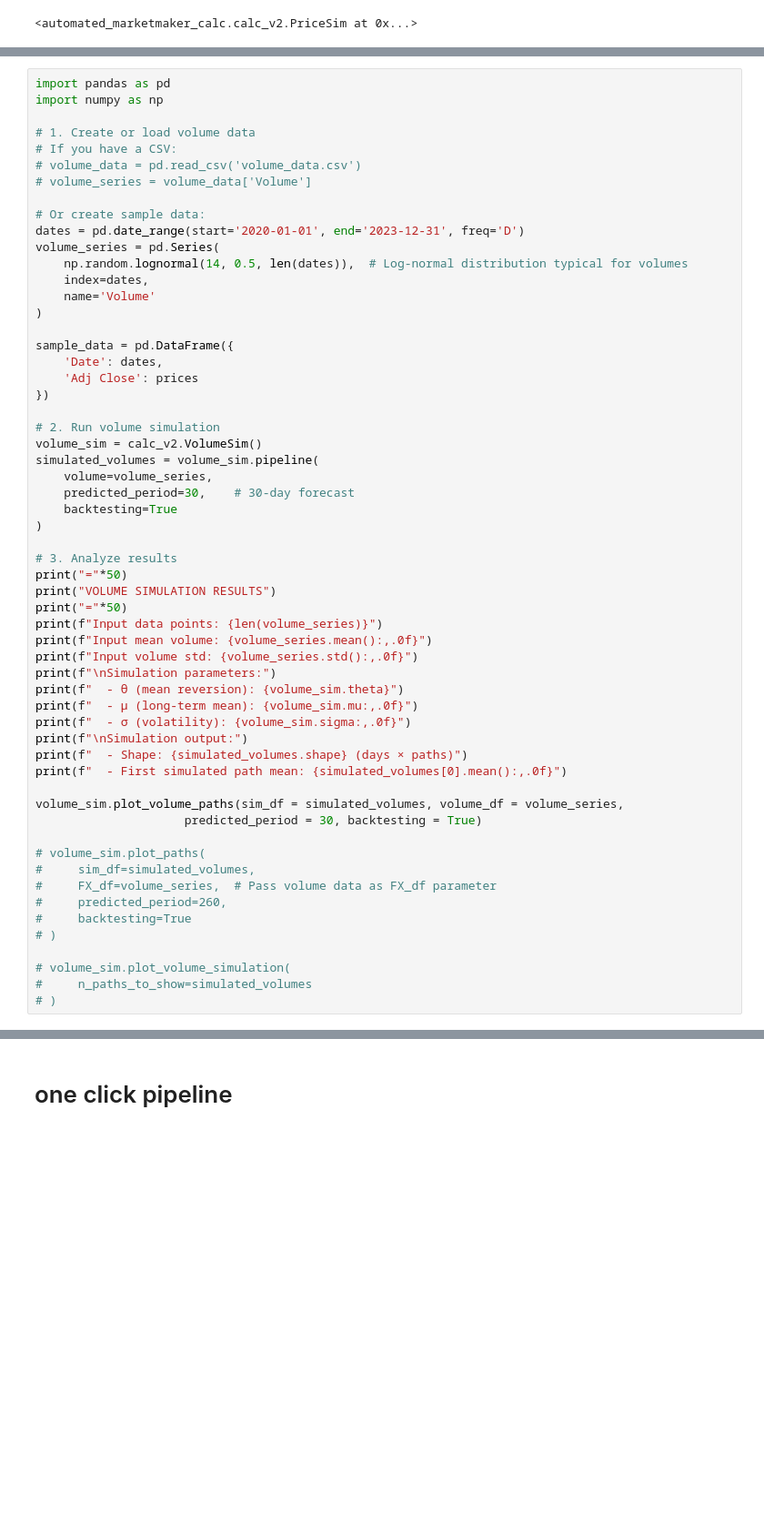
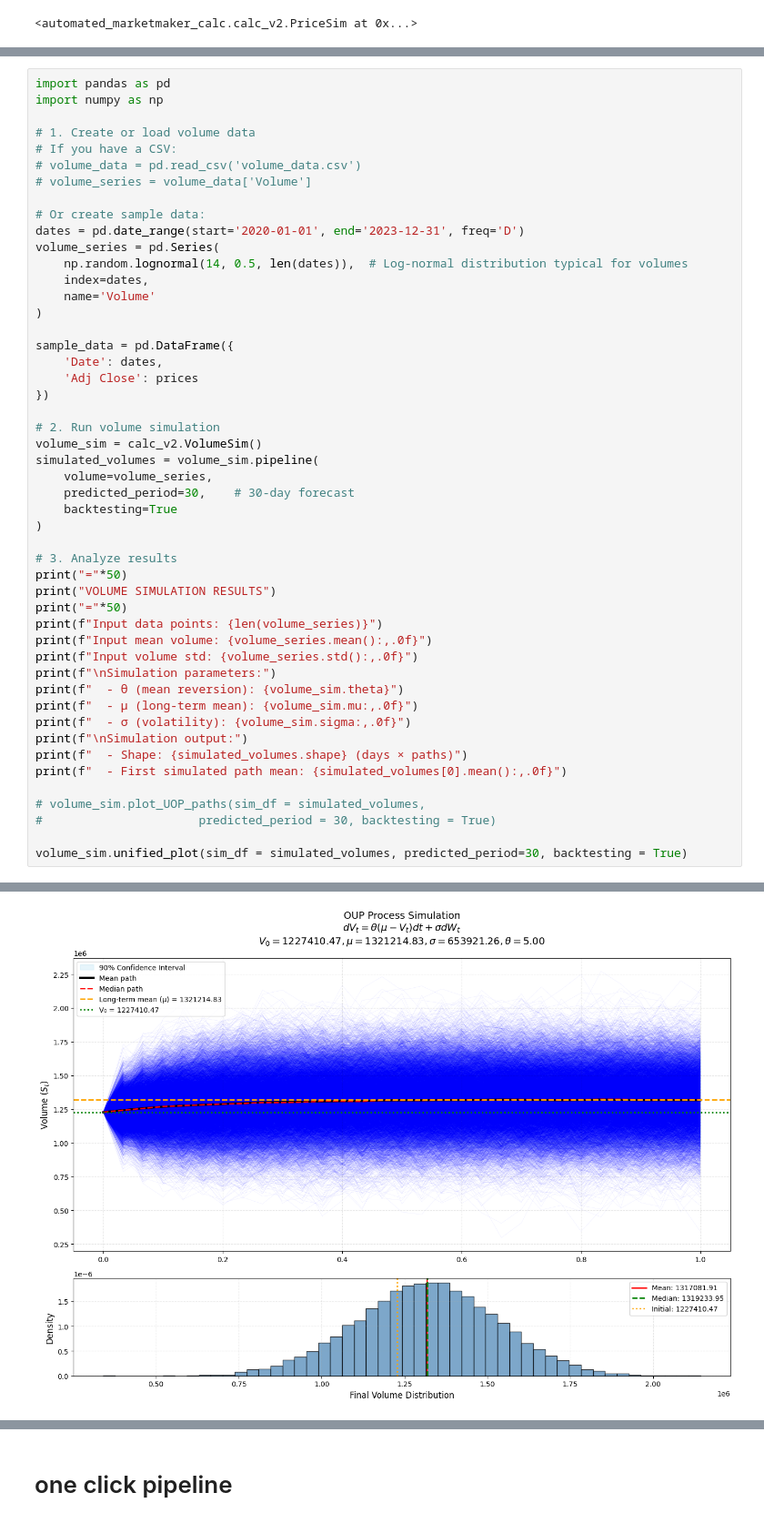
Before and after one commit to danielmalinovsky/automated_marketmaker_calc, a Jupyter notebook: example.ipynb, the cells around one changed output, grey strips where cells are left out. Shown at 91% size. Saved outputs shown, nothing was run; the diff lists cells and outputs as text; blank space fills up the shorter version.

```diff
--- a/example.ipynb
+++ b/example.ipynb
@@ -77,19 +77,10 @@ print(f"\nSimulation output:")
 print(f"  - Shape: {simulated_volumes.shape} (days × paths)")
 print(f"  - First simulated path mean: {simulated_volumes[0].mean():,.0f}")
 
-volume_sim.plot_volume_paths(sim_df = simulated_volumes, volume_df = volume_series,
-                     predicted_period = 30, backtesting = True)
+# volume_sim.plot_UOP_paths(sim_df = simulated_volumes,
+#                      predicted_period = 30, backtesting = True)
 
-# volume_sim.plot_paths(
-#     sim_df=simulated_volumes,
-#     FX_df=volume_series,  # Pass volume data as FX_df parameter
-#     predicted_period=260,
-#     backtesting=True
-# )
-
-# volume_sim.plot_volume_simulation(
-#     n_paths_to_show=simulated_volumes
-# )
+volume_sim.unified_plot(sim_df = simulated_volumes, predicted_period=30, backtesting = True)
 # %% [output]
 ==================================================
 VOLUME SIMULATION RESULTS
@@ -109,0 +100 @@ TypeError: Invalid comparison between dtype=datetime64[ns] and int
+[figure, added]
```
Also changed, not shown: parts of 3 cells of this notebook, 4 other files.
